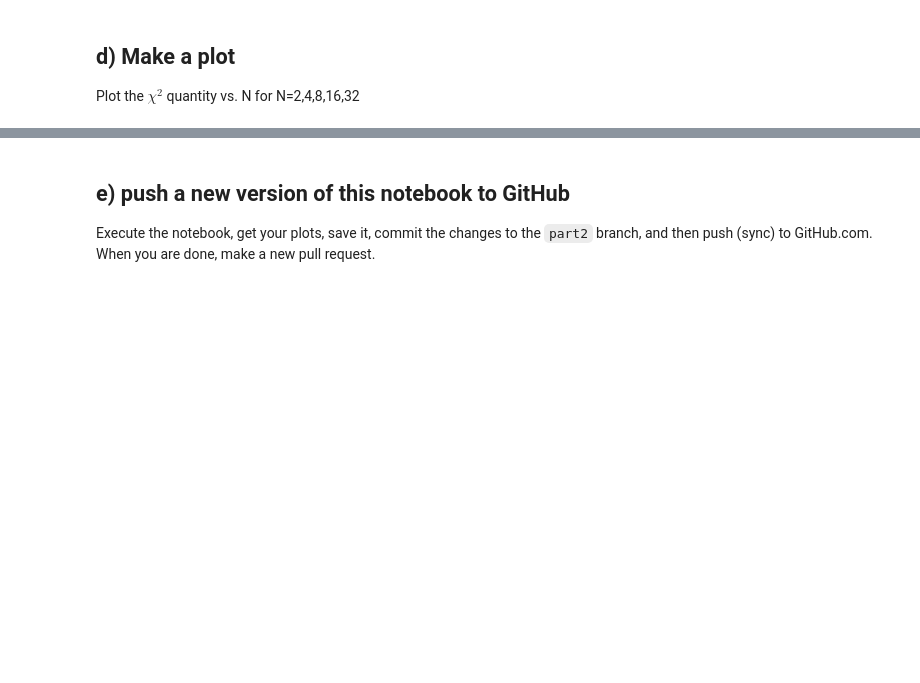
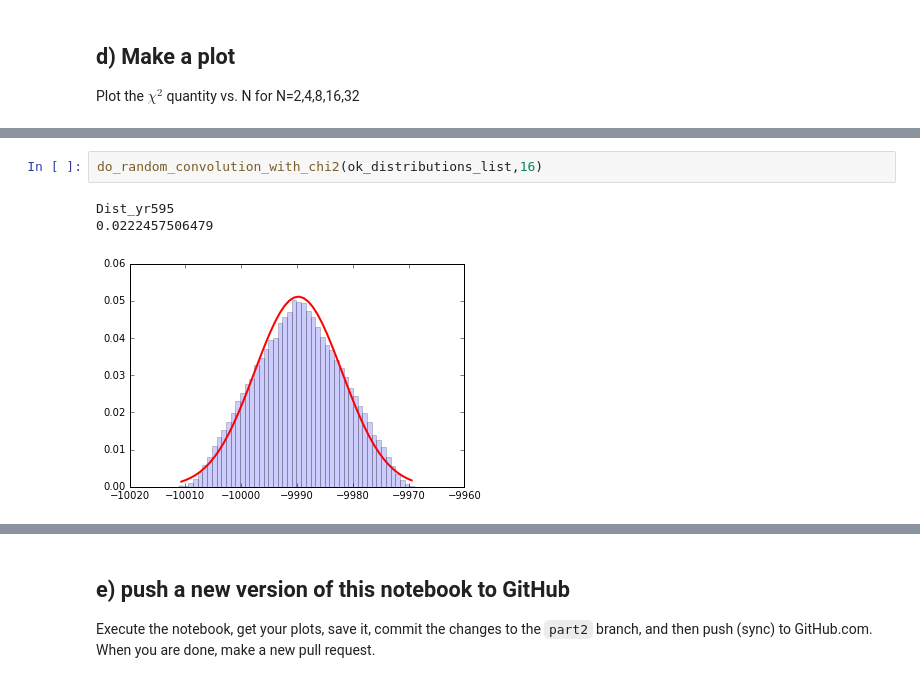
Before and after one commit to cranmer/intro-exp-phys-II, a Jupyter notebook: Central-Limit-Theorem.ipynb, the cells around one changed output, grey strips where cells are left out. Cells and saved outputs as stored; diff of their text form; blank space fills up the shorter version.

```diff
--- a/Central-Limit-Theorem.ipynb
+++ b/Central-Limit-Theorem.ipynb
@@ -371,0 +392,6 @@ do_random_convolution_with_chi2(ok_distributions_list,2)
+# %%
+do_random_convolution_with_chi2(ok_distributions_list,16)
+# %% [output]
+Dist_yr595
+0.0222457506479
+[figure, added]
```
Also changed, not shown: parts of 16 cells of this notebook.
